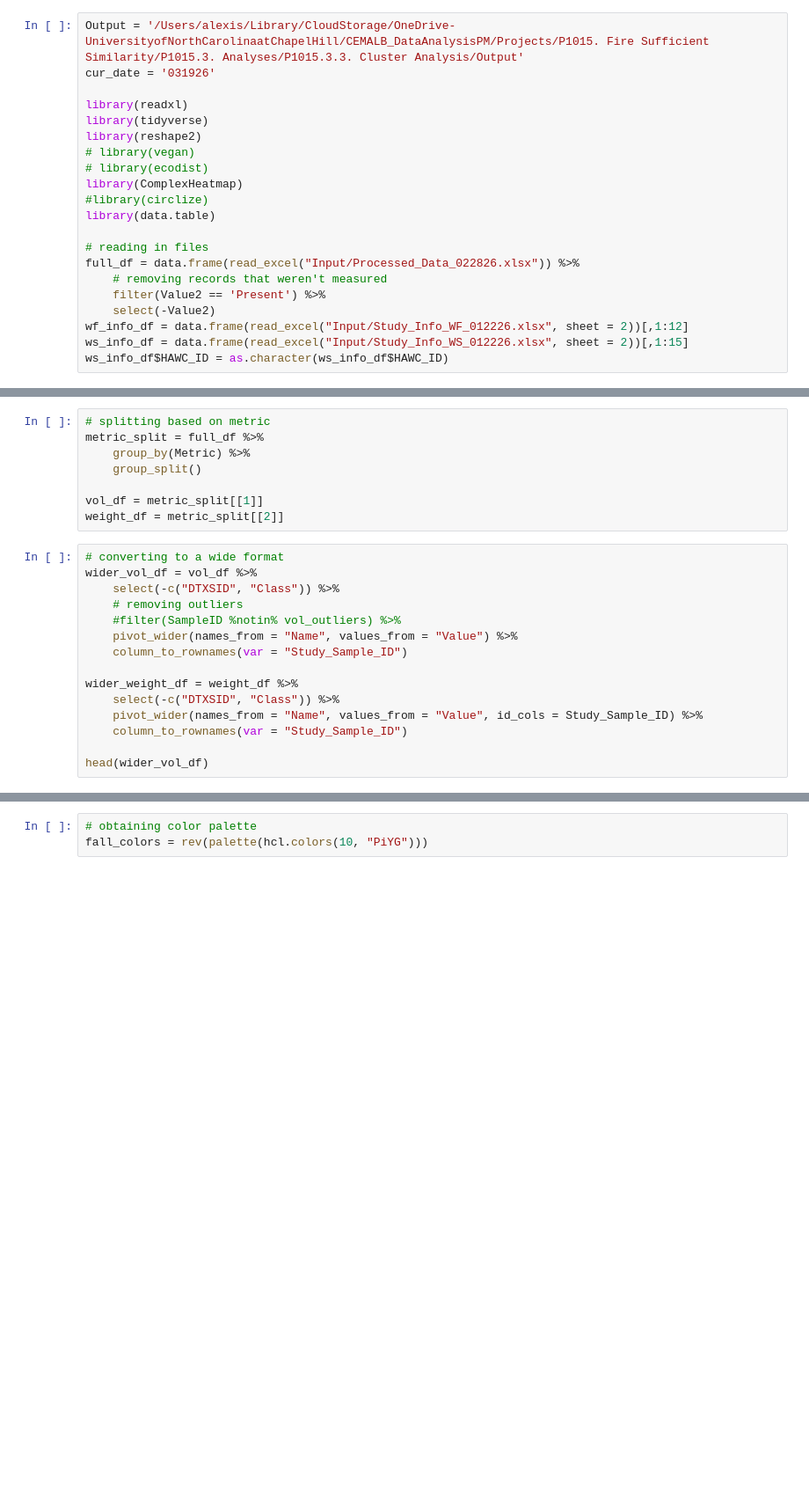
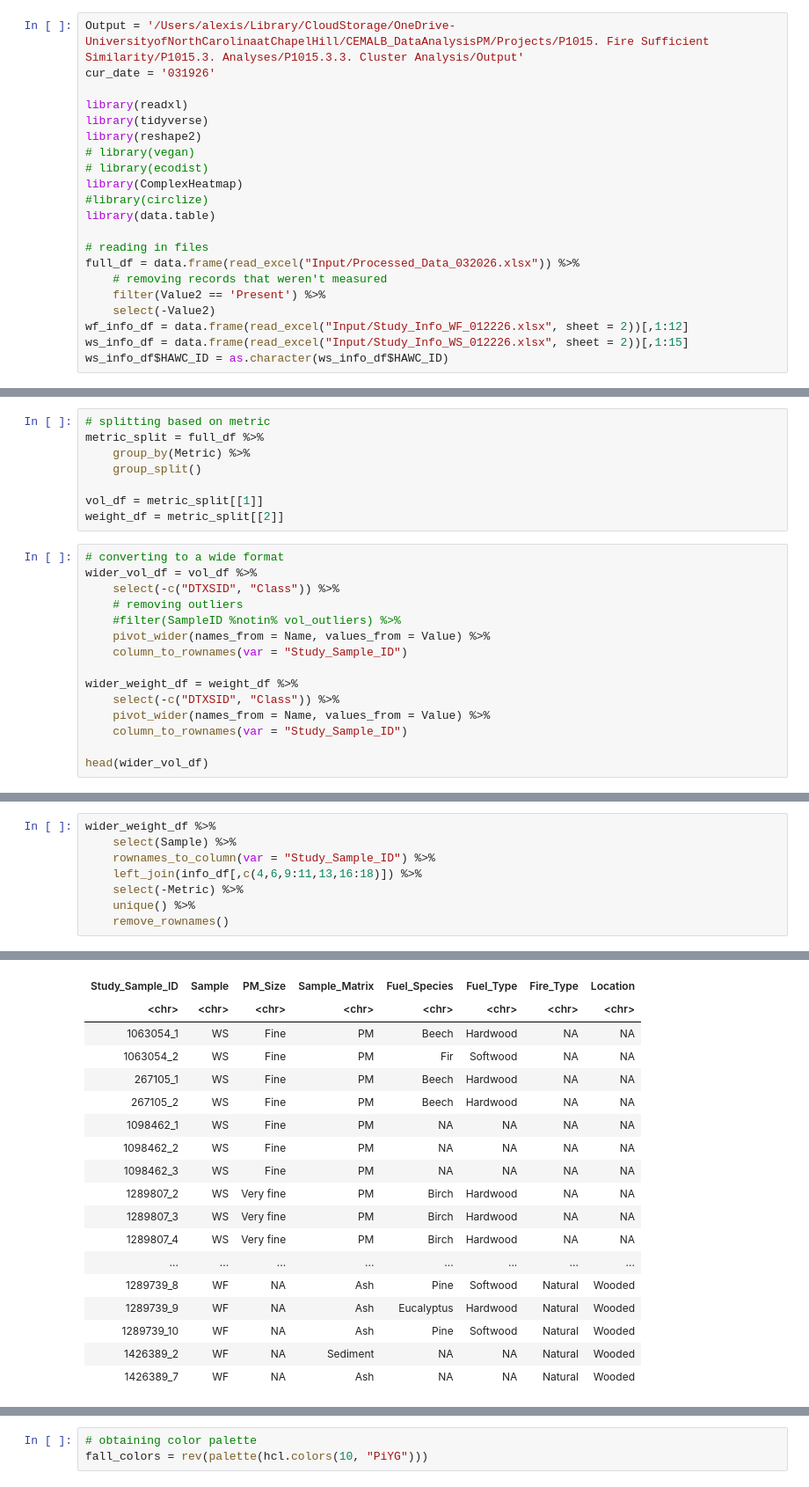
Before and after one commit to UNC-CEMALB/P1015.-Wildfire_Suffcient_Similiarity, a Jupyter notebook: 2. Cluster Analysis/Heatmaps.ipynb, the cells around one changed output, grey strips where cells are left out. Shown at 88% size. Cells and saved outputs as stored; diff of their text form; blank space fills up the shorter version.

```diff
--- a/2. Cluster Analysis/Heatmaps.ipynb
+++ b/2. Cluster Analysis/Heatmaps.ipynb
@@ -12,7 +12,7 @@ library(ComplexHeatmap)
 library(data.table)
 
 # reading in files
-full_df = data.frame(read_excel("Input/Processed_Data_022826.xlsx")) %>%
+full_df = data.frame(read_excel("Input/Processed_Data_032026.xlsx")) %>%
     # removing records that weren't measured
     filter(Value2 == 'Present') %>%
     select(-Value2)
@@ -103,12 +103,12 @@ wider_vol_df = vol_df %>%
     select(-c("DTXSID", "Class")) %>%
     # removing outliers
     #filter(SampleID %notin% vol_outliers) %>%
-    pivot_wider(names_from = "Name", values_from = "Value") %>%
+    pivot_wider(names_from = Name, values_from = Value) %>%
     column_to_rownames(var = "Study_Sample_ID")
 
 wider_weight_df = weight_df %>%
     select(-c("DTXSID", "Class")) %>%
-    pivot_wider(names_from = "Name", values_from = "Value", id_cols = Study_Sample_ID) %>%
+    pivot_wider(names_from = Name, values_from = Value) %>%
     column_to_rownames(var = "Study_Sample_ID")
 
 head(wider_vol_df)
@@ -208,0 +218,9 @@ A data.frame: 6 × 18
+# %%
+wider_weight_df %>%
+    select(Sample) %>%
+    rownames_to_column(var = "Study_Sample_ID") %>%
+    left_join(info_df[,c(4,6,9:11,13,16:18)]) %>%
+    select(-Metric) %>%
+    unique() %>%
+    remove_rownames()
+# %% [output]
@@ -209,2 +229,20 @@ A data.frame: 6 × 18
+| Study_Sample_ID | Sample | PM_Size | Sample_Matrix | Fuel_Species | Fuel_Type | Fire_Type | Location |
+| <chr> | <chr> | <chr> | <chr> | <chr> | <chr> | <chr> | <chr> |
+| 1063054_1 | WS | Fine | PM | Beech | Hardwood | NA | NA |
+| 1063054_2 | WS | Fine | PM | Fir | Softwood | NA | NA |
+| 267105_1 | WS | Fine | PM | Beech | Hardwood | NA | NA |
+| 267105_2 | WS | Fine | PM | Beech | Hardwood | NA | NA |
+| 1098462_1 | WS | Fine | PM | NA | NA | NA | NA |
+| 1098462_2 | WS | Fine | PM | NA | NA | NA | NA |
+| 1098462_3 | WS | Fine | PM | NA | NA | NA | NA |
+| 1289807_2 | WS | Very fine | PM | Birch | Hardwood | NA | NA |
+| 1289807_3 | WS | Very fine | PM | Birch | Hardwood | NA | NA |
+| 1289807_4 | WS | Very fine | PM | Birch | Hardwood | NA | NA |
+| ... | ... | ... | ... | ... | ... | ... | ... |
+| 1289739_8 | WF | NA | Ash | Pine | Softwood | Natural | Wooded |
+| 1289739_9 | WF | NA | Ash | Eucalyptus | Hardwood | Natural | Wooded |
+| 1289739_10 | WF | NA | Ash | Pine | Softwood | Natural | Wooded |
+| 1426389_2 | WF | NA | Sediment | NA | NA | Natural | Wooded |
+| 1426389_7 | WF | NA | Ash | NA | NA | Natural | Wooded |
 # %%
 # reordering the cols to match the cluster order
```
Also changed, not shown: parts of 5 cells of this notebook.
